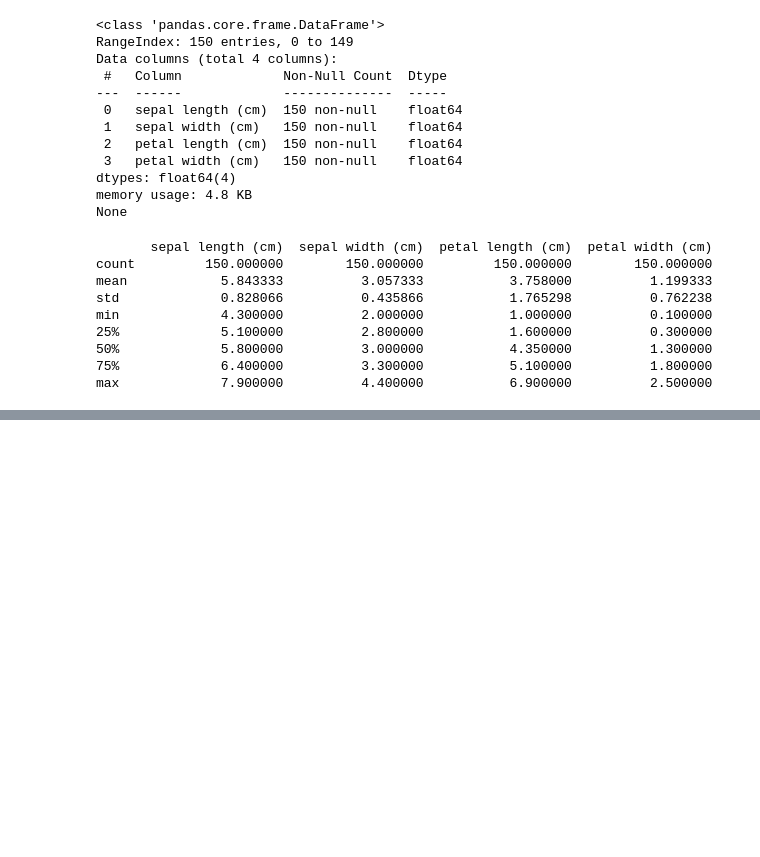
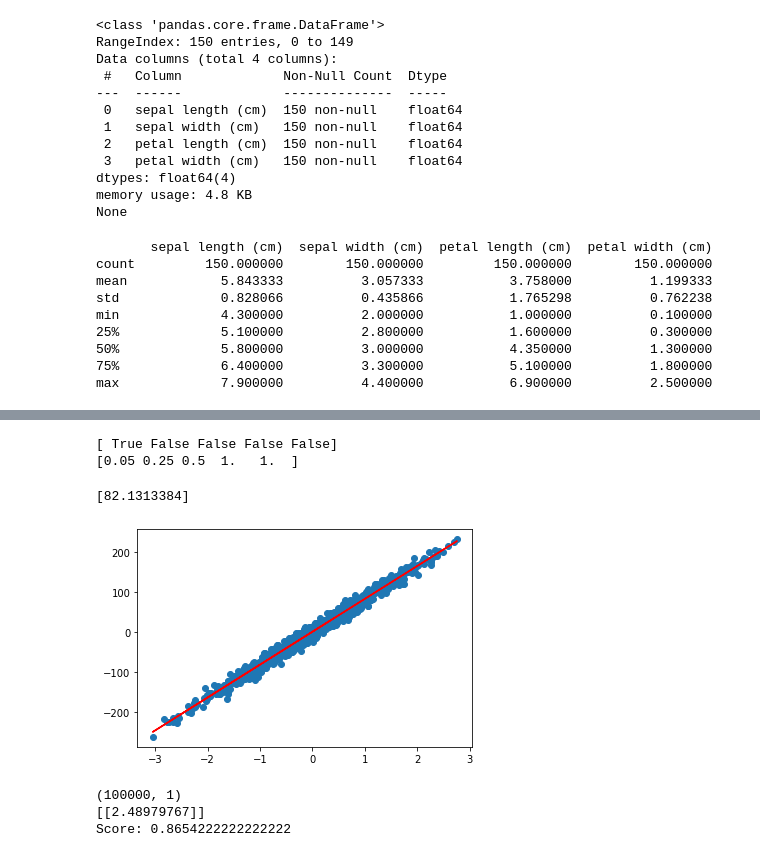
Before and after one commit to TedHaley/courses, a Jupyter notebook: Practicing_Statistics_Interview_Questions_in_Python.ipynb, the cells around one changed output, grey strips where cells are left out. Cells and saved outputs as stored; diff of their text form; code cells hidden in the pictures; blank space fills up the shorter version.

```diff
--- a/Practicing_Statistics_Interview_Questions_in_Python.ipynb
+++ b/Practicing_Statistics_Interview_Questions_in_Python.ipynb
@@ -435,0 +817,15 @@ parameter value of the population
+# %%
+from statsmodels.sandbox.stats.multicomp import multipletests
+pvals = [.01, .05, .10, .50, .99]
+
+# Create a list of the adjusted p-values
+p_adjusted = multipletests(pvals, alpha=0.05, method='bonferroni')
+
+# Print the resulting conclusions
+print(p_adjusted[0])
+
+# Print the adjusted p-values themselves
+print(p_adjusted[1])
+# %% [output]
+[ True False False False False]
+[0.05 0.25 0.5  1.   1.  ]
@@ -435,0 +865,63 @@ parameter value of the population
+# %%
+# Linear Regression
+from sklearn import linear_model, datasets
+from sklearn.linear_model import LinearRegression
+
+n_samples = 1000
+n_outliers = 50
+
+
+X, y, coef = datasets.make_regression(n_samples=n_samples, n_features=1,
+                                      n_informative=1, noise=10,
+                                      coef=True, random_state=0)
+
+# Create and fit your linear regression model
+lm = LinearRegression()
+lm.fit(X, y)
+
+# Assign and print predictions
+preds = lm.predict(X)
+
+# Assign and print coefficient
+coef = lm.coef_
+print(coef)
+
+# Plot your fit to visualize your model
+plt.scatter(X, y)
+plt.plot(X, preds, color='red')
+plt.show()
+# %% [output]
+[82.1313384]
+[figure, added]
+# %%
+# Logistic Regression
+from sklearn.linear_model import LogisticRegression
+
+X, y = datasets.make_classification(n_samples=100000, n_features=20,
+                                    n_informative=2, n_redundant=2)
+
+# Slice and reshape
+X = X[:, 0].reshape(-1, 1)
+
+train_samples = 10000  # Samples used for training the models
+
+X_train = X[:train_samples]
+X_test = X[train_samples:]
+y_train = y[:train_samples]
+y_test = y[train_samples:]
+
+print(X.shape)
+
+lr = LogisticRegression()
+lr.fit(X_train, y_train)
+
+preds = lr.predict(X)
+
+# Assign and print coefficient
+coef = lr.coef_
+print(coef)
+print('Score:', lr.score(X_test, y_test))
+# %% [output]
+(100000, 1)
+[[2.48979767]]
+Score: 0.8654222222222222
```
Also changed, not shown: parts of 37 cells of this notebook.
